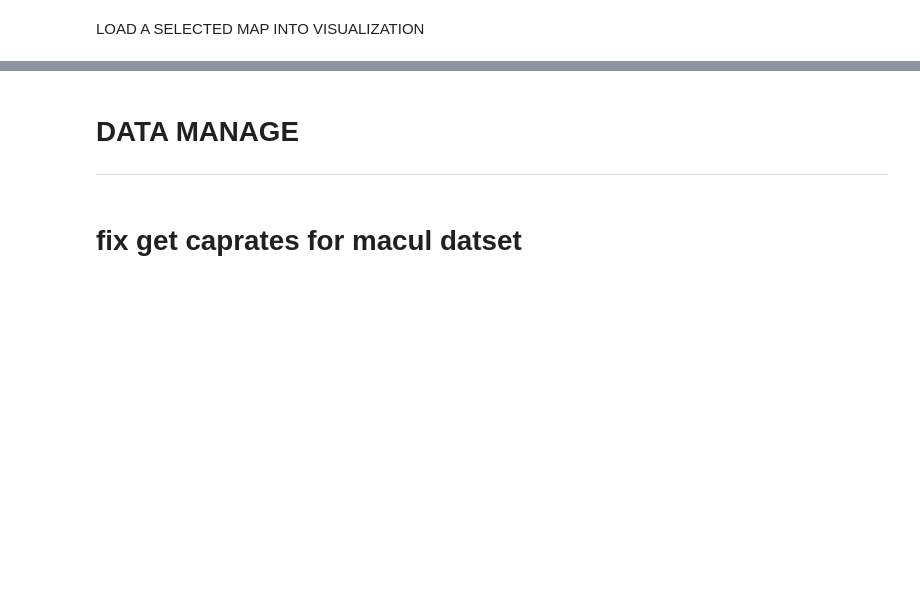
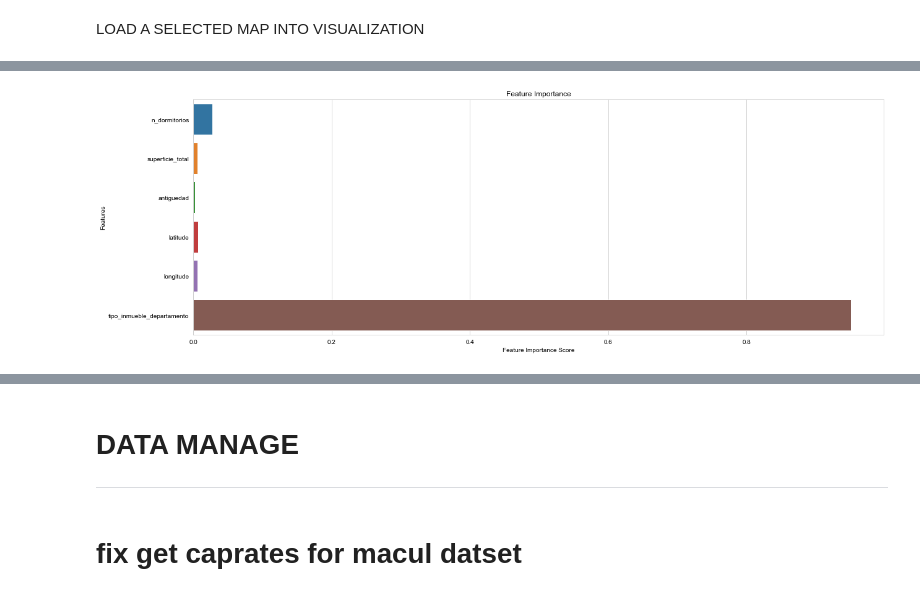
Before and after one commit to NEOZRO/portal_inmobiliario_web_scraper, a Jupyter notebook: main.ipynb, the cells around one changed output, grey strips where cells are left out. Drawn from its saved outputs; the diff is of its cells as text; code cells hidden in the pictures; blank space fills up the shorter version.

```diff
--- a/main.ipynb
+++ b/main.ipynb
@@ -87,0 +143,15 @@ NOT NULL constraint failed: master_id.latitude
+# %%
+# preparing categorical data
+clean_df_final = pd.get_dummies(clean_df, columns=["tipo_inmueble"], drop_first=True)
+clean_df_final = pd.get_dummies(clean_df_final, columns=["tipo_operacion"], drop_first=True)
+# %%
+# split in sell and rent for diferent model training
+data_sell_value = clean_df_final.query("tipo_operacion_venta == 1").drop("tipo_operacion_venta", axis=1)
+data_rent_value = clean_df_final.query("tipo_operacion_venta == 0").drop("tipo_operacion_venta", axis=1)
+# %%
+# split in X and Y data
+x_data_sell = data_sell_value.drop(["Price_UF"], axis=1)
+y_data_sell = data_sell_value[["Price_UF"]]
+
+x_data_rent = data_rent_value.drop(["Price_UF"], axis=1)
+y_data_rent = data_rent_value[["Price_UF"]]
@@ -87,0 +176,5 @@ NOT NULL constraint failed: master_id.latitude
+# %%
+# RENT MODEL
+model_rent = xgboost.XGBRegressor()
+X_train, X_test, y_train, y_test = train_test_split(x_data_rent.values, y_data_rent.values, test_size=0.15, random_state=42) # NOQA
+model_rent.fit(X_train, y_train)
@@ -87,0 +192,12 @@ NOT NULL constraint failed: master_id.latitude
+# %%
+feature_importance = model_rent.feature_importances_
+feature_names = x_data_rent.columns
+# sns.barplot(x=feature_importance, y=feature_names)
+# logaritmic barplot
+sns.barplot(x=feature_importance, y=feature_names)
+plt.xlabel('Feature Importance Score')
+plt.ylabel('Features')
+plt.title("Feature Importance")
+plt.show()
+# %% [output]
+[figure, added]
```
Also changed, not shown: parts of 38 cells of this notebook, 10 other files.
